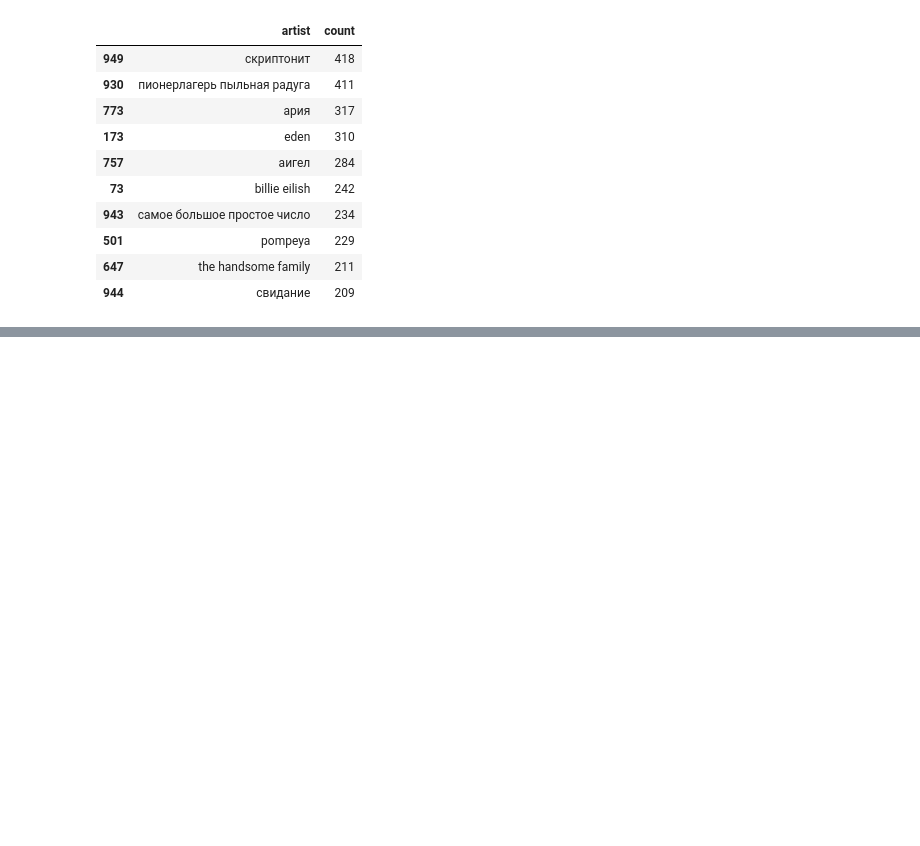
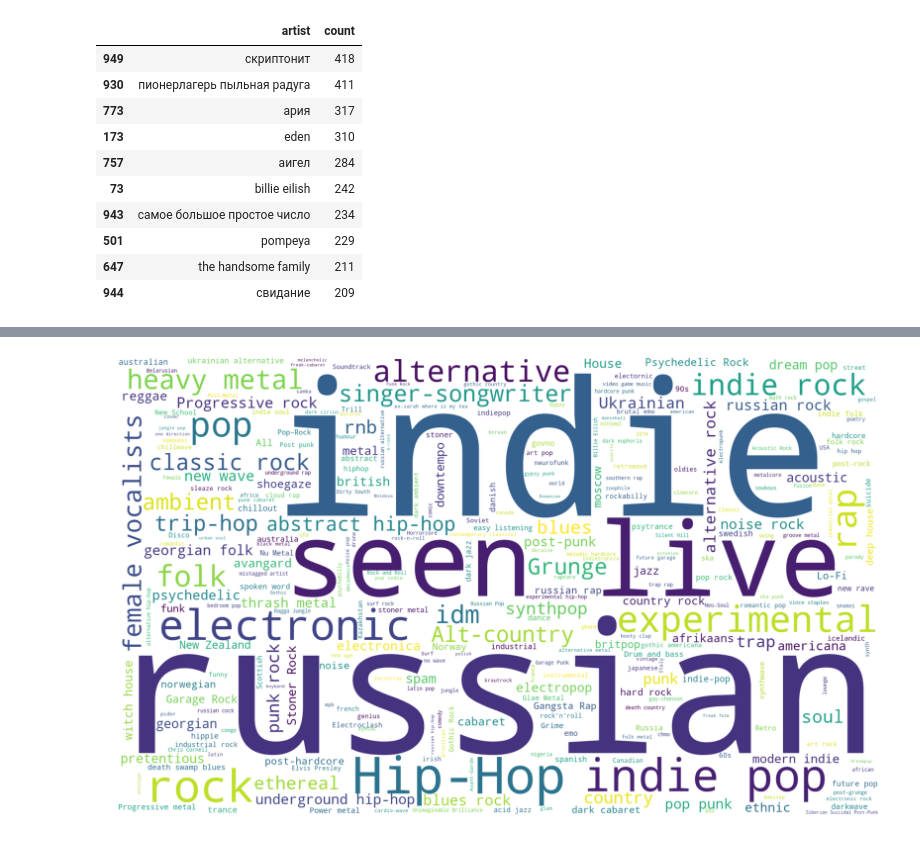
Before and after one commit to vpozdnyakov/music_activity_analysis, a Jupyter notebook: google_play_music_activity_analysis.ipynb, the cells around one changed output, grey strips where cells are left out. Cells and saved outputs as stored; diff of their text form; code cells hidden in the pictures; blank space fills up the shorter version.

```diff
--- a/google_play_music_activity_analysis.ipynb
+++ b/google_play_music_activity_analysis.ipynb
@@ -198,0 +229,34 @@ top10_artists
+# %%
+tag_cloud = dict()
+API_KEY = "5f779cbcc9feb8326d787ab667df952a"
+API_SECRET = "0478d752ecf25b5526935d7360c0b8cd"
+
+all_artists = my_activity. \
+    groupby('artist', as_index=False). \
+    agg({'datetime': 'count'}). \
+    rename(columns={'datetime': 'count', 'artist': 'name'})
+all_artists = all_artists.loc[all_artists['count'] > 1]
+
+network = pylast.LastFMNetwork(api_key=API_KEY, api_secret=API_SECRET)
+for i, i_artist in all_artists.iterrows():
+    artist = network.get_artist(i_artist[0])
+    try:
+        tags = artist.get_top_tags(limit=5)
+    except pylast.WSError: continue
+    for tag in tags:
+        weight = float(tag.weight)
+        if weight < 50: break
+        tag_cloud[tag.item.name] = tag_cloud.setdefault(tag.item.name, 0)
+        tag_cloud[tag.item.name] += weight * i_artist[1]
+# %%
+plt.figure(figsize=(30, 30))
+wordcloud = WordCloud(background_color="white",
+                      max_words=len(tag_cloud),
+                      width=2000, height=1200). \
+    generate_from_frequencies(tag_cloud)
+
+plt.imshow(wordcloud, interpolation='bilinear')
+plt.axis("off")
+plt.show()
+# %% [output]
+[figure, added]
```
Also changed, not shown: parts of 7 cells of this notebook.
